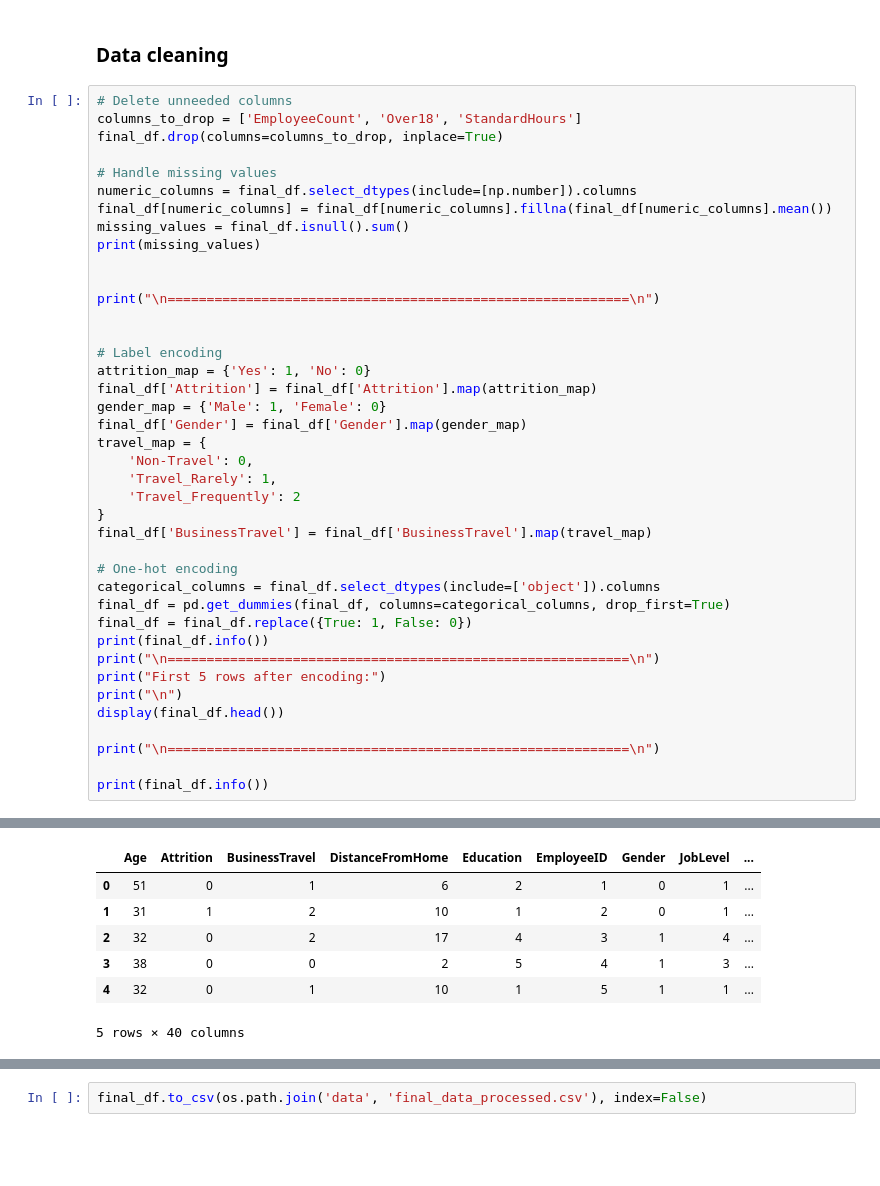
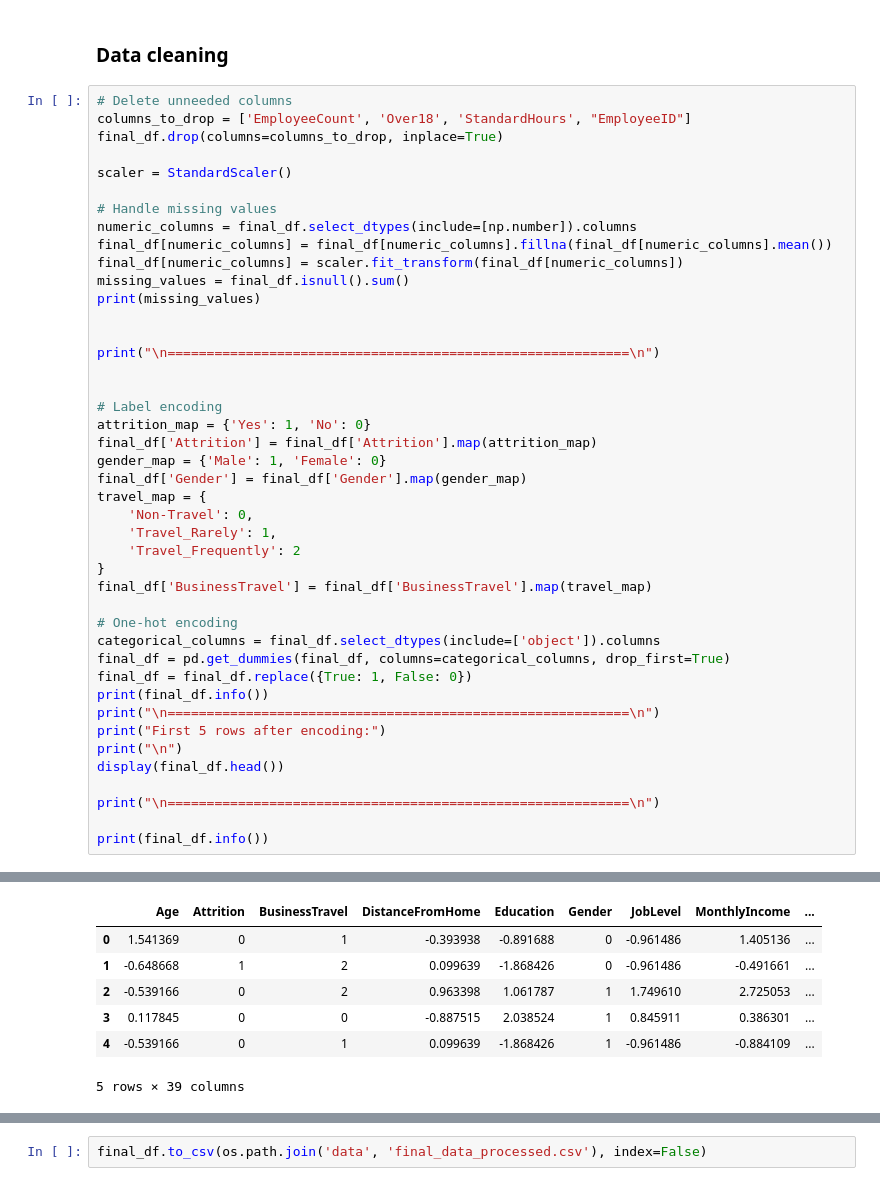
Before and after one commit to Low8/AI-group_5, a Jupyter notebook: project.ipynb, the cells around one changed output, grey strips where cells are left out. Saved outputs shown, nothing was run; the diff lists cells and outputs as text; blank space fills up the shorter version.

```diff
--- a/project.ipynb
+++ b/project.ipynb
@@ -202,12 +204,15 @@ First 5 rows of final DataFrame:
 ### Data cleaning
 # %%
 # Delete unneeded columns
-columns_to_drop = ['EmployeeCount', 'Over18', 'StandardHours']
+columns_to_drop = ['EmployeeCount', 'Over18', 'StandardHours', "EmployeeID"]
 final_df.drop(columns=columns_to_drop, inplace=True)
+
+scaler = StandardScaler()
 
 # Handle missing values
 numeric_columns = final_df.select_dtypes(include=[np.number]).columns
 final_df[numeric_columns] = final_df[numeric_columns].fillna(final_df[numeric_columns].mean())
+final_df[numeric_columns] = scaler.fit_transform(final_df[numeric_columns])
 missing_values = final_df.isnull().sum()
 print(missing_values)
 
@@ -257,14 +262,14 @@ MaritalStatus              0
 
 ===========================================================
 
 First 5 rows after encoding:
-|  | Age | Attrition | BusinessTravel | DistanceFromHome | Education | EmployeeID | Gender | JobLevel | ... |
-| 0 | 51 | 0 | 1 | 6 | 2 | 1 | 0 | 1 | ... |
-| 1 | 31 | 1 | 2 | 10 | 1 | 2 | 0 | 1 | ... |
-| 2 | 32 | 0 | 2 | 17 | 4 | 3 | 1 | 4 | ... |
-| 3 | 38 | 0 | 0 | 2 | 5 | 4 | 1 | 3 | ... |
-| 4 | 32 | 0 | 1 | 10 | 1 | 5 | 1 | 1 | ... |
+|  | Age | Attrition | BusinessTravel | DistanceFromHome | Education | Gender | JobLevel | MonthlyIncome | ... |
+| 0 | 1.541369 | 0 | 1 | -0.393938 | -0.891688 | 0 | -0.961486 | 1.405136 | ... |
+| 1 | -0.648668 | 1 | 2 | 0.099639 | -1.868426 | 0 | -0.961486 | -0.491661 | ... |
+| 2 | -0.539166 | 0 | 2 | 0.963398 | 1.061787 | 1 | 1.749610 | 2.725053 | ... |
+| 3 | 0.117845 | 0 | 0 | -0.887515 | 2.038524 | 1 | 0.845911 | 0.386301 | ... |
+| 4 | -0.539166 | 0 | 1 | 0.099639 | -1.868426 | 1 | -0.961486 | -0.884109 | ... |
-5 rows × 40 columns
+5 rows × 39 columns
 ===========================================================
 
 <class 'pandas.core.frame.DataFrame'>
```
Also changed, not shown: parts of 7 cells of this notebook, 1 other file.
